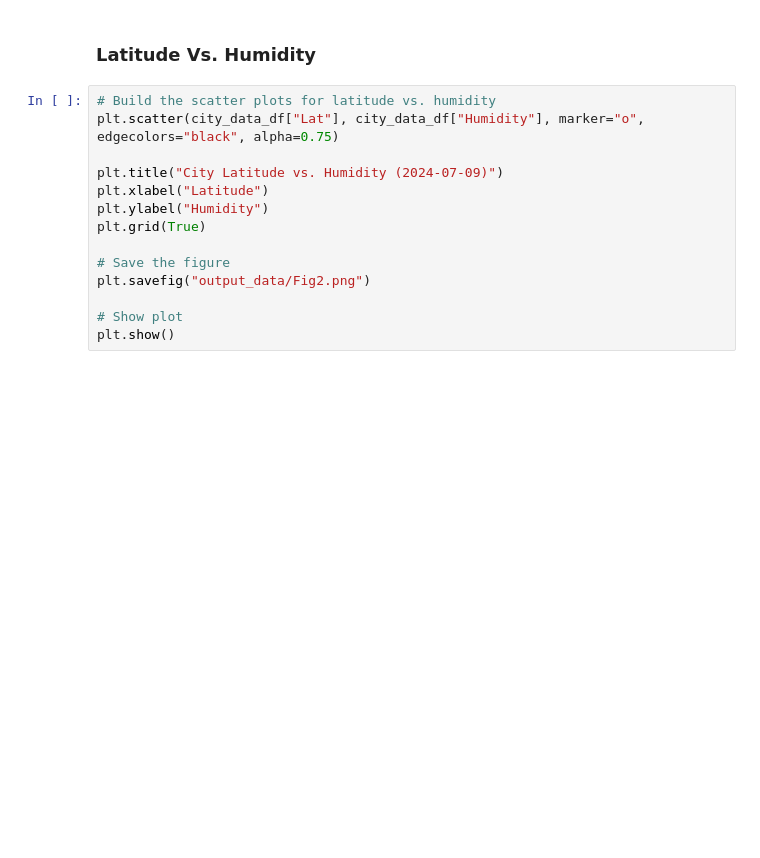
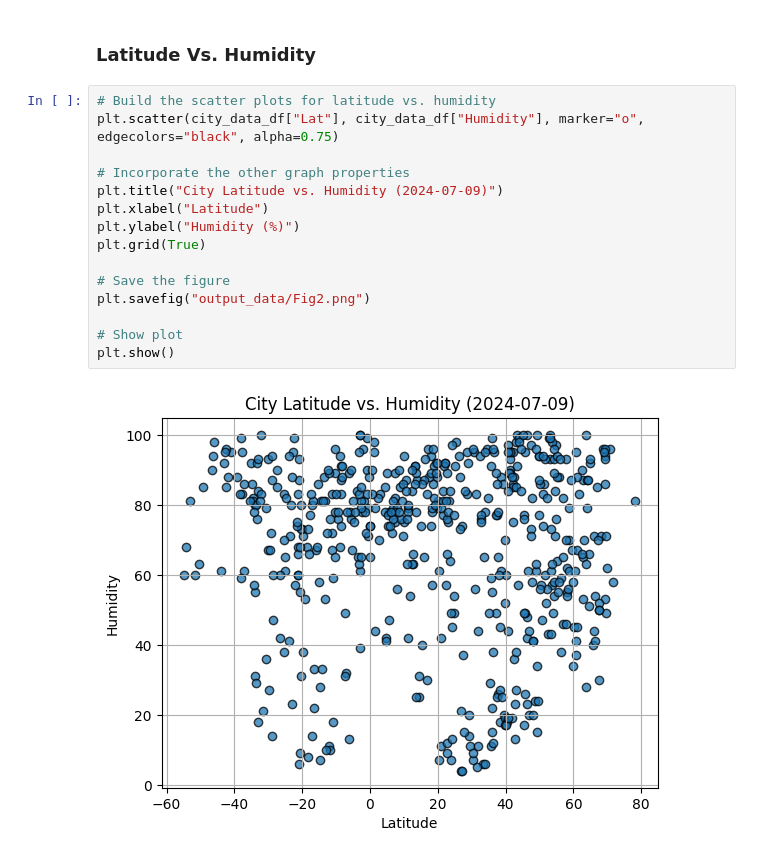
Before and after one commit to caitlin-hartley/python-api-challenge, a Jupyter notebook: weather_main.ipynb, the cells around one changed output. Saved outputs shown, nothing was run; the diff lists cells and outputs as text; blank space fills up the shorter version.

```diff
--- a/weather_main.ipynb
+++ b/weather_main.ipynb
@@ -181,14 +225,17 @@ plt.show()
 # %%
 # Build the scatter plots for latitude vs. humidity
 plt.scatter(city_data_df["Lat"], city_data_df["Humidity"], marker="o", edgecolors="black", alpha=0.75)
 
+# Incorporate the other graph properties
 plt.title("City Latitude vs. Humidity (2024-07-09)")
 plt.xlabel("Latitude")
-plt.ylabel("Humidity")
+plt.ylabel("Humidity (%)")
 plt.grid(True)
 
 # Save the figure
 plt.savefig("output_data/Fig2.png")
 
 # Show plot
 plt.show()
+# %% [output]
+[figure, added]
```
Also changed, not shown: parts of 22 cells of this notebook, 9 other files.
